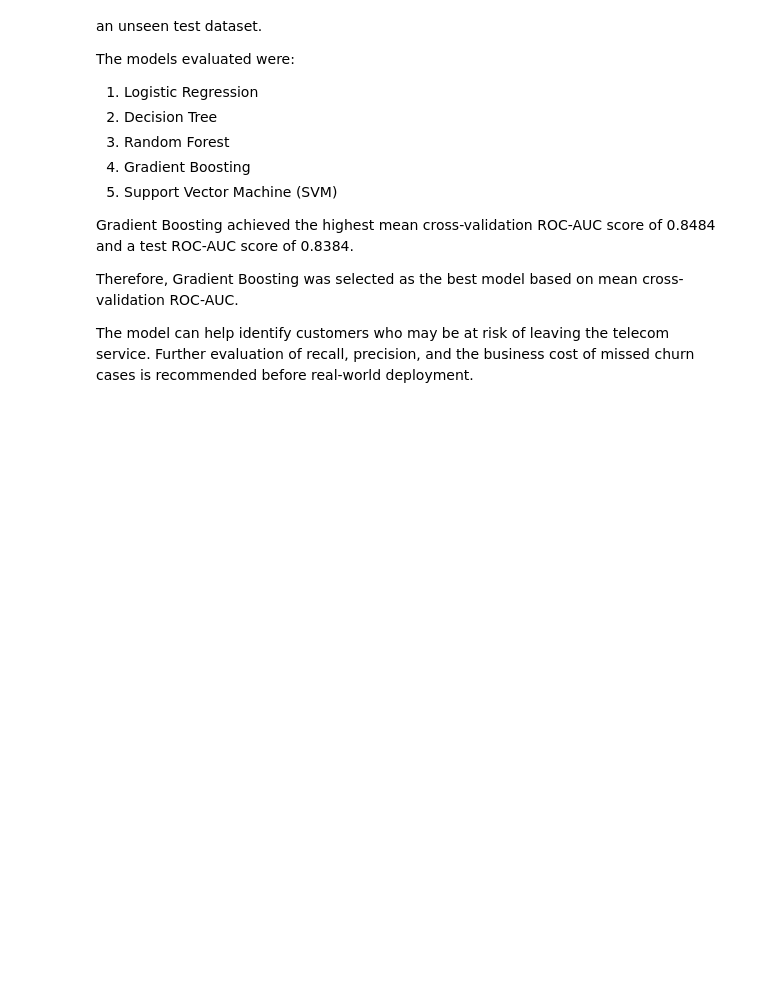
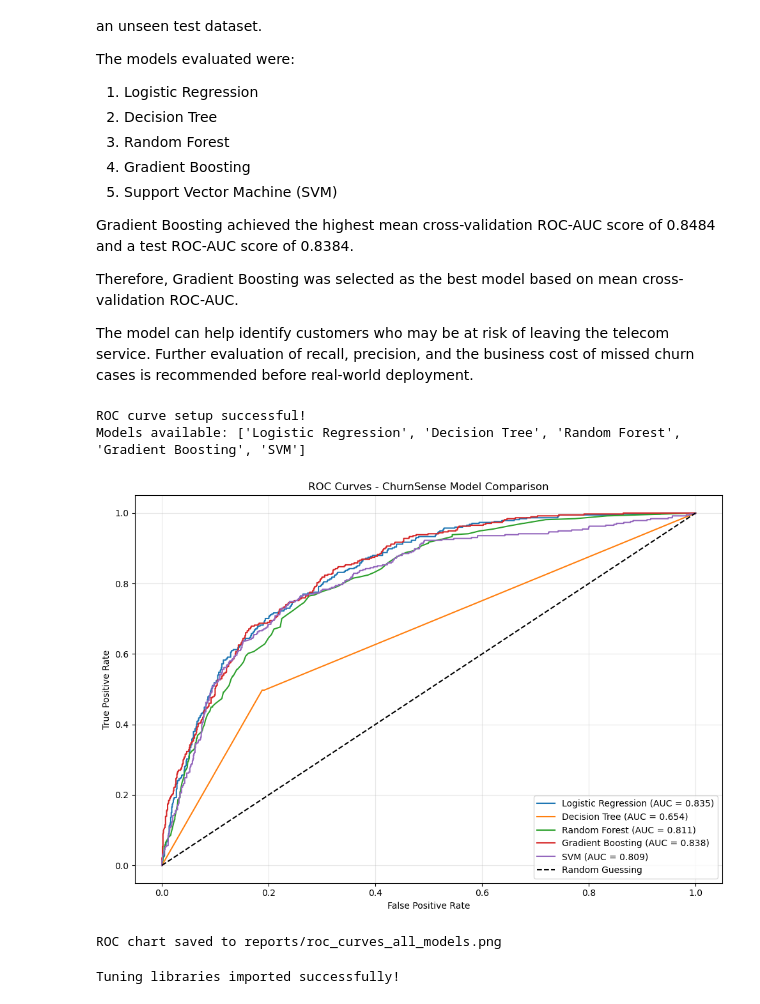
Before and after one commit to ritik1999348/CHURNSENSE, a Jupyter notebook: notebooks/03_modelling.ipynb, the cells around one changed output. Cells and saved outputs as stored; diff of their text form; code cells hidden in the pictures; blank space fills up the shorter version.

Commit message:
Complete ChurnSense model tuning and explainability

```diff
--- a/notebooks/03_modelling.ipynb
+++ b/notebooks/03_modelling.ipynb
@@ -275,3 +275,65 @@ The model can help identify customers who may be at risk
 of leaving the telecom service. Further evaluation of recall,
 precision, and the business cost of missed churn cases is
 recommended before real-world deployment.
+# %%
+import matplotlib.pyplot as plt
+from sklearn.metrics import RocCurveDisplay, roc_auc_score
+
+print("ROC curve setup successful!")
+print("Models available:", list(model_pipelines.keys()))
+# %% [output]
+ROC curve setup successful!
+Models available: ['Logistic Regression', 'Decision Tree', 'Random Forest', 'Gradient Boosting', 'SVM']
+# %%
+import matplotlib.pyplot as plt
+from sklearn.metrics import roc_curve, roc_auc_score
+import os
+
+# Create reports folder if it does not exist
+os.makedirs("../reports", exist_ok=True)
+
+plt.figure(figsize=(10, 7))
+
+for name, pipeline in model_pipelines.items():
+
+    # Get churn probabilities for test data
+    y_prob = pipeline.predict_proba(X_test)[:, 1]
+
+    # Calculate ROC curve and AUC
+    fpr, tpr, thresholds = roc_curve(y_test, y_prob)
+    auc_score = roc_auc_score(y_test, y_prob)
+
+    # Plot ROC curve
+    plt.plot(
+        fpr,
+        tpr,
+        label=f"{name} (AUC = {auc_score:.3f})"
+    )
+
+# Random guessing baseline
+plt.plot([0, 1], [0, 1], "k--", label="Random Guessing")
+
+plt.xlabel("False Positive Rate")
+plt.ylabel("True Positive Rate")
+plt.title("ROC Curves - ChurnSense Model Comparison")
+plt.legend(loc="lower right")
+plt.grid(alpha=0.3)
+plt.tight_layout()
+
+# Save chart
+plt.savefig("../reports/roc_curves_all_models.png", dpi=300)
+plt.show()
+
+print("ROC chart saved to reports/roc_curves_all_models.png")
+# %% [output]
+[figure, added]
+ROC chart saved to reports/roc_curves_all_models.png
+# %%
+from sklearn.model_selection import RandomizedSearchCV
+from sklearn.ensemble import GradientBoostingClassifier
+from sklearn.pipeline import Pipeline
+from scipy.stats import randint, uniform
+
+print("Tuning libraries imported successfully!")
+# %% [output]
+Tuning libraries imported successfully!
```
Also changed, not shown: parts of 9 cells of this notebook, 5 other files.
